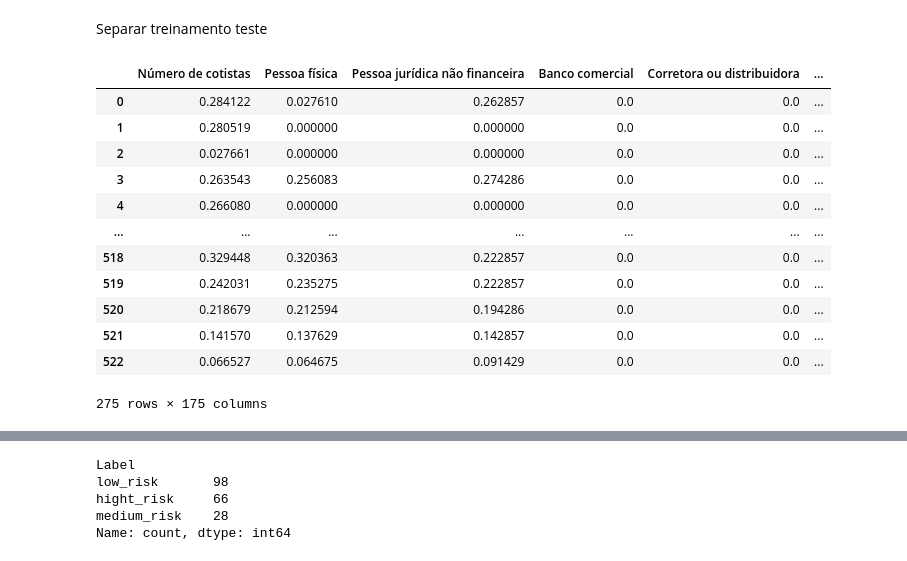
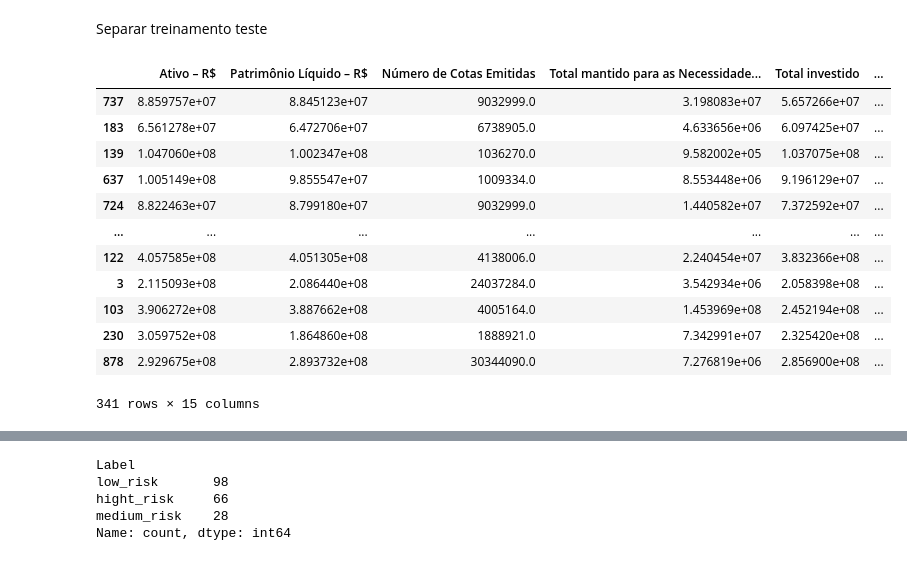
Before and after one commit to ErikMaia/tcc, a Jupyter notebook: src/analisys.ipynb, the cells around one changed output, grey strips where cells are left out. Drawn from its saved outputs; the diff is of its cells as text; code cells hidden in the pictures.

```diff
--- a/src/analisys.ipynb
+++ b/src/analisys.ipynb
@@ -1011,9 +1062,10 @@ def remove_outliers(df, coluna):
 
     # Filtra os dados que estão dentro dos limites
     df_filtrado = df[(df[coluna] >= limite_inferior) & (df[coluna] <= limite_superior)]
+    print(f"Removendo {size - len(df_filtrado)} outliers da coluna {coluna}")
     return df_filtrado
 
-# final = remove_outliers(final, 'Label')
+final = remove_outliers(final, 'Label')
 # print("Dados originais:")
 final
 # %% [output]
@@ -1247,0 +1349,2 @@ dict_rfe
+# %%
+y = pd.qcut(final['Label'],3,labels=['low_risk','medium_risk','hight_risk'])
@@ -1270,8 +1380,16 @@ dict(sorted(dict_rfe.items(), key=lambda item: item[1]))
 # %%
 discretized = pd.DataFrame()
 for colum in final.columns:
-    if colum != 'Label':
-        discretized[colum] = pd.qcut(final[colum],q=6, duplicates='drop')
-discretized['Label'] = final['Label']
+    qt_cuts = 5
+    for i in range(qt_cuts,1,-1):
+        try:
+            if colum.lower() != 'label':
+                print(colum)
+                discretized[colum] = pd.qcut(final[colum],q=i, duplicates='drop')
+                print(f"Coluna {colum} com {i} cortes")
+                break
+        except ValueError:
+            pass
+discretized['Label'] = y
 discretized
 # %% [output]
@@ -1295,10 +1450,10 @@ normalized = pd.DataFrame()
 scaler = MinMaxScaler()
 
 for col in final.columns:
-    if col != 'Label':
+    if col.lower() != 'label':
         normalized[col] = scaler.fit_transform(final[[col]]).flatten()
-    else:
-        normalized[col] = final[col]  # mantém o label
+normalized['Label'] = discretized['Label']
+
 normalized
 # %% [output]
 |  | Número de cotistas | Pessoa física | Pessoa jurídica não financeira | Banco comercial | Corretora ou distribuidora | ... |
@@ -1321,29 +1476,25 @@ Separar treinamento teste
 # %%
 from sklearn.model_selection import train_test_split
 normalized = normalized.dropna()
-X = normalized.drop(columns=['Label'])
-y = normalized['Label']
-X = X.loc[:,rfe.support_]
 # Separação: 70% treino, 30% teste (pode ajustar o test_size se quiser)
 X_train, X_test, y_train, y_test = train_test_split(
     X, y, test_size=0.3, random_state=42, stratify=y
 )
-
-normalized
+X_train
 # %% [output]
-|  | Número de cotistas | Pessoa física | Pessoa jurídica não financeira | Banco comercial | Corretora ou distribuidora | ... |
-| 0 | 0.284122 | 0.027610 | 0.262857 | 0.0 | 0.0 | ... |
-| 1 | 0.280519 | 0.000000 | 0.000000 | 0.0 | 0.0 | ... |
-| 2 | 0.027661 | 0.000000 | 0.000000 | 0.0 | 0.0 | ... |
-| 3 | 0.263543 | 0.256083 | 0.274286 | 0.0 | 0.0 | ... |
-| 4 | 0.266080 | 0.000000 | 0.000000 | 0.0 | 0.0 | ... |
+|  | Ativo – R$ | Patrimônio Líquido – R$ | Número de Cotas Emitidas | Total mantido para as Necessidade... | Total investido | ... |
+| 737 | 8.859757e+07 | 8.845123e+07 | 9032999.0 | 3.198083e+07 | 5.657266e+07 | ... |
+| 183 | 6.561278e+07 | 6.472706e+07 | 6738905.0 | 4.633656e+06 | 6.097425e+07 | ... |
+| 139 | 1.047060e+08 | 1.002347e+08 | 1036270.0 | 9.582002e+05 | 1.037075e+08 | ... |
+| 637 | 1.005149e+08 | 9.855547e+07 | 1009334.0 | 8.553448e+06 | 9.196129e+07 | ... |
+| 724 | 8.822463e+07 | 8.799180e+07 | 9032999.0 | 1.440582e+07 | 7.372592e+07 | ... |
 | ... | ... | ... | ... | ... | ... | ... |
-| 518 | 0.329448 | 0.320363 | 0.222857 | 0.0 | 0.0 | ... |
-| 519 | 0.242031 | 0.235275 | 0.222857 | 0.0 | 0.0 | ... |
-| 520 | 0.218679 | 0.212594 | 0.194286 | 0.0 | 0.0 | ... |
-| 521 | 0.141570 | 0.137629 | 0.142857 | 0.0 | 0.0 | ... |
-| 522 | 0.066527 | 0.064675 | 0.091429 | 0.0 | 0.0 | ... |
+| 122 | 4.057585e+08 | 4.051305e+08 | 4138006.0 | 2.240454e+07 | 3.832366e+08 | ... |
+| 3 | 2.115093e+08 | 2.086440e+08 | 24037284.0 | 3.542934e+06 | 2.058398e+08 | ... |
+| 103 | 3.906272e+08 | 3.887662e+08 | 4005164.0 | 1.453969e+08 | 2.452194e+08 | ... |
+| 230 | 3.059752e+08 | 1.864860e+08 | 1888921.0 | 7.342991e+07 | 2.325420e+08 | ... |
+| 878 | 2.929675e+08 | 2.893732e+08 | 30344090.0 | 7.276819e+06 | 2.856900e+08 | ... |
-275 rows × 175 columns
+341 rows × 15 columns
 # %%
 from sklearn.metrics import classification_report
 from sklearn.svm import SVC
```
Also changed, not shown: parts of 50 cells of this notebook, 4 other files.
